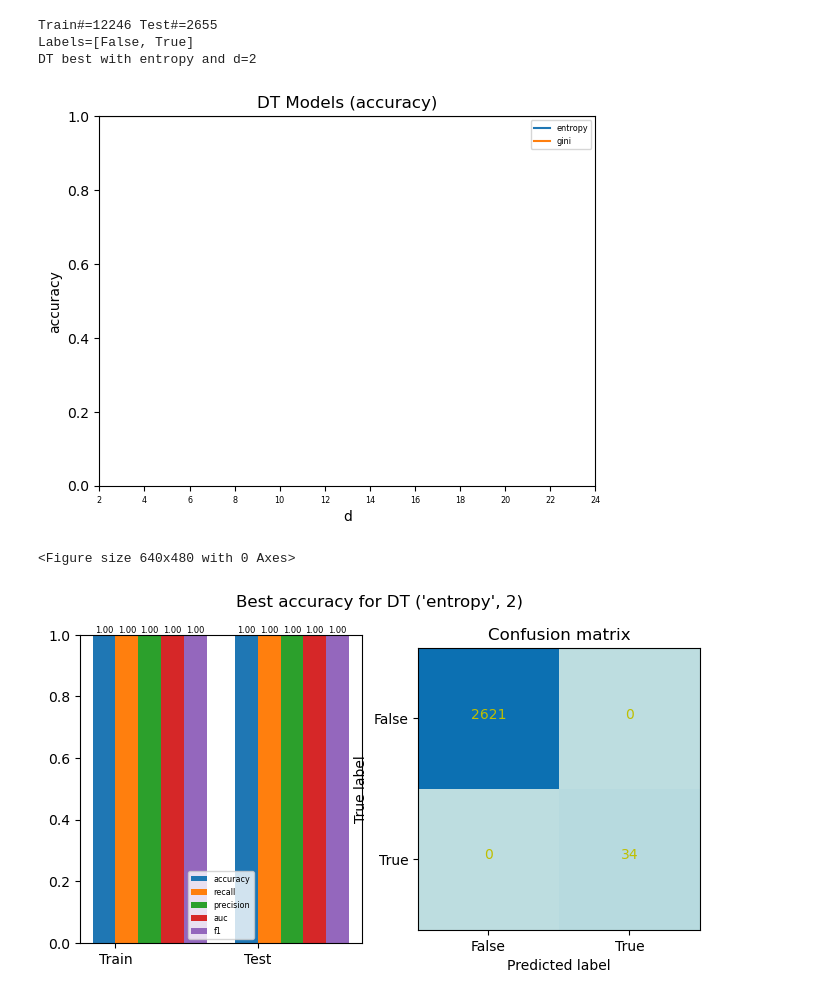
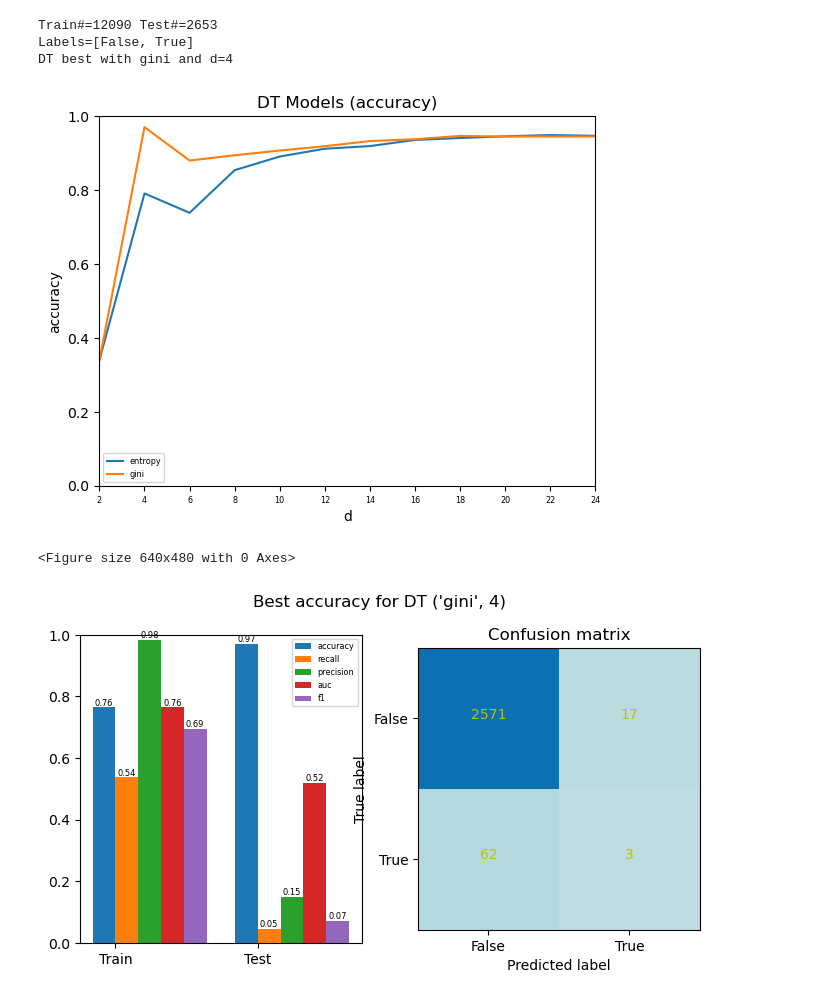
Before and after one commit to freshblaxx/DataScience, a Jupyter notebook: Projeto/Forecasting/Decision_trees_arrests.ipynb, the cells around one changed output. Cells and saved outputs as stored; diff of their text form; code cells hidden in the pictures.

```diff
--- a/Projeto/Forecasting/Decision_trees_arrests.ipynb
+++ b/Projeto/Forecasting/Decision_trees_arrests.ipynb
@@ -120,23 +120,23 @@ def trees_study(
 # %%
 file_tag = 'arrests'
 train_filename = '/Users/tomifemme/Desktop/DataScience/Projeto/Forecasting/class_arrests_SMOTE.csv'
-test_filename = '/Users/tomifemme/Desktop/DataScience/Projeto/Forecasting/Arrests_testing_data_arrest.csv'
+test_filename = '/Users/tomifemme/Desktop/DataScience/Projeto/Forecasting/Arrests_testing_data.csv'
 target = 'CLASS'
 eval_metric = 'accuracy'
 
 trnX, tstX, trnY, tstY, labels, vars = read_train_test_from_files(train_filename, test_filename, target)
 print(f'Train#={len(trnX)} Test#={len(tstX)}')
 print(f'Labels={labels}')
 
 figure()
 best_model, params = trees_study(trnX, trnY, tstX, tstY, d_max=25, metric=eval_metric)
 savefig(f'{file_tag}_dt_{eval_metric}_study.png')
 show()
 # %% [output]
-Train#=12246 Test#=2655
+Train#=12090 Test#=2653
 Labels=[False, True]
-DT best with entropy and d=2
+DT best with gini and d=4
-[figure, old version]
+[figure, new version]
 # %%
 from numpy import array, ndarray, arange, std, set_printoptions
 from matplotlib.container import BarContainer
@@ -265,7 +265,7 @@ savefig(f'{file_tag}_dt_{params["name"]}_best_{params["metric"]}_eval.png')
 show()
 # %% [output]
 <Figure size 640x480 with 0 Axes>
-[figure, old version]
+[figure, new version]
 # %%
 from sklearn.tree import plot_tree
 
```
Also changed, not shown: parts of 3 cells of this notebook, 11 other files.
